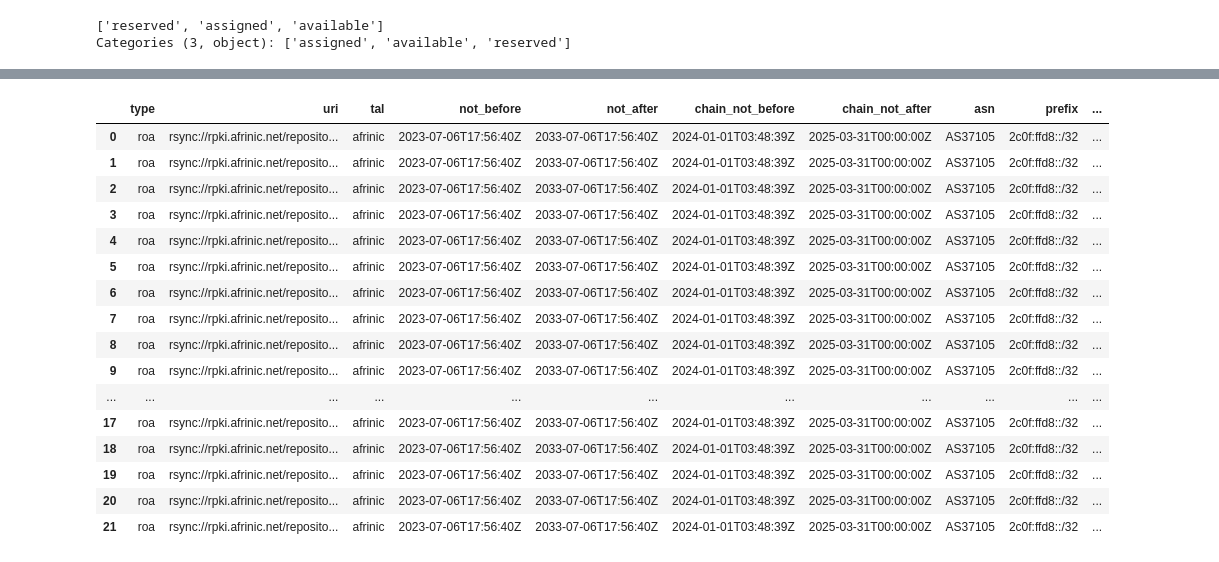
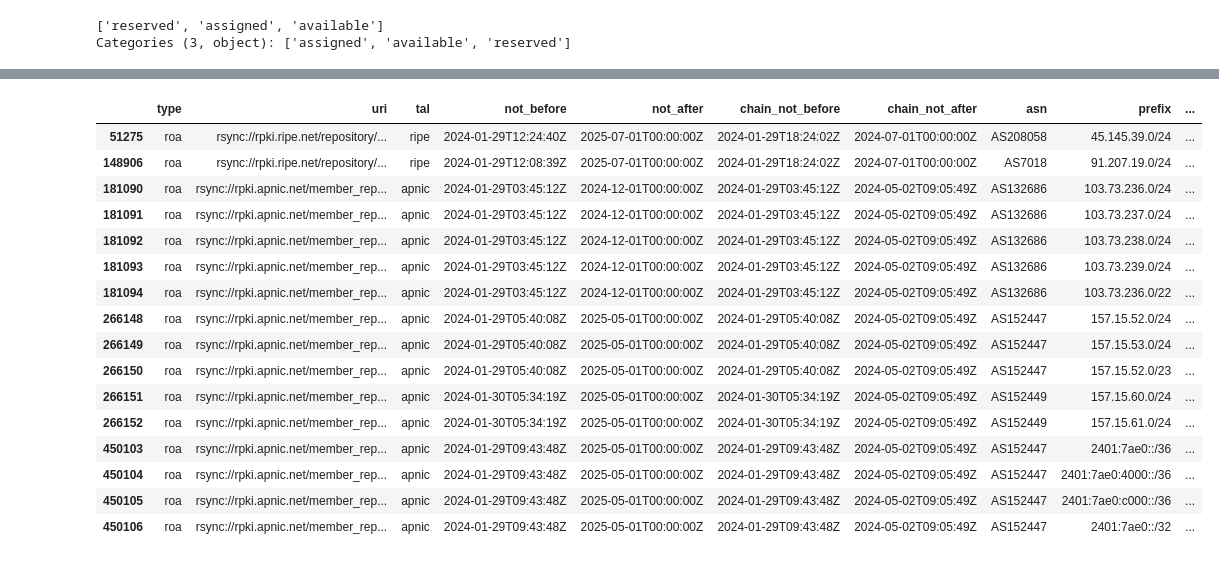
Before and after one commit to ties/rpki-analysis, a Jupyter notebook: workbooks/objects_per_ca_analysis.ipynb, the cells around one changed output, grey strips where cells are left out. Saved outputs shown, nothing was run; the diff lists cells and outputs as text; code cells hidden in the pictures.

```diff
--- a/workbooks/objects_per_ca_analysis.ipynb
+++ b/workbooks/objects_per_ca_analysis.ipynb
@@ -72,25 +123,20 @@ df.loc[df.tal.str.replace("ripe", "ripencc") != df.rir, ['uri', 'tal', 'asn', 'p
 # %%
-home = Path(expanduser("~"))
-now = datetime.now()
-
-df[df.tal.str.replace("ripe", "ripencc") != df.rir].to_excel(home / f"Desktop/{now.strftime('%Y%m%d')}-results-results.xlsx")
+df[df.containing_rir.isnull()]
+# %% [output]
+|  | type | uri | tal | not_before | not_after | chain_not_before | chain_not_after | asn | prefix | ... |
+| 51275 | roa | rsync://rpki.ripe.net/repository/... | ripe | 2024-01-29T12:24:40Z | 2025-07-01T00:00:00Z | 2024-01-29T18:24:02Z | 2024-07-01T00:00:00Z | AS208058 | 45.145.39.0/24 | ... |
+| 148906 | roa | rsync://rpki.ripe.net/repository/... | ripe | 2024-01-29T12:08:39Z | 2025-07-01T00:00:00Z | 2024-01-29T18:24:02Z | 2024-07-01T00:00:00Z | AS7018 | 91.207.19.0/24 | ... |
+| 181090 | roa | rsync://rpki.apnic.net/member_rep... | apnic | 2024-01-29T03:45:12Z | 2024-12-01T00:00:00Z | 2024-01-29T03:45:12Z | 2024-05-02T09:05:49Z | AS132686 | 103.73.236.0/24 | ... |
+| 181091 | roa | rsync://rpki.apnic.net/member_rep... | apnic | 2024-01-29T03:45:12Z | 2024-12-01T00:00:00Z | 2024-01-29T03:45:12Z | 2024-05-02T09:05:49Z | AS132686 | 103.73.237.0/24 | ... |
+| 181092 | roa | rsync://rpki.apnic.net/member_rep... | apnic | 2024-01-29T03:45:12Z | 2024-12-01T00:00:00Z | 2024-01-29T03:45:12Z | 2024-05-02T09:05:49Z | AS132686 | 103.73.238.0/24 | ... |
+| 181093 | roa | rsync://rpki.apnic.net/member_rep... | apnic | 2024-01-29T03:45:12Z | 2024-12-01T00:00:00Z | 2024-01-29T03:45:12Z | 2024-05-02T09:05:49Z | AS132686 | 103.73.239.0/24 | ... |
+| 181094 | roa | rsync://rpki.apnic.net/member_rep... | apnic | 2024-01-29T03:45:12Z | 2024-12-01T00:00:00Z | 2024-01-29T03:45:12Z | 2024-05-02T09:05:49Z | AS132686 | 103.73.236.0/22 | ... |
+| 266148 | roa | rsync://rpki.apnic.net/member_rep... | apnic | 2024-01-29T05:40:08Z | 2025-05-01T00:00:00Z | 2024-01-29T05:40:08Z | 2024-05-02T09:05:49Z | AS152447 | 157.15.52.0/24 | ... |
+| 266149 | roa | rsync://rpki.apnic.net/member_rep... | apnic | 2024-01-29T05:40:08Z | 2025-05-01T00:00:00Z | 2024-01-29T05:40:08Z | 2024-05-02T09:05:49Z | AS152447 | 157.15.53.0/24 | ... |
+| 266150 | roa | rsync://rpki.apnic.net/member_rep... | apnic | 2024-01-29T05:40:08Z | 2025-05-01T00:00:00Z | 2024-01-29T05:40:08Z | 2024-05-02T09:05:49Z | AS152447 | 157.15.52.0/23 | ... |
+| 266151 | roa | rsync://rpki.apnic.net/member_rep... | apnic | 2024-01-30T05:34:19Z | 2025-05-01T00:00:00Z | 2024-01-30T05:34:19Z | 2024-05-02T09:05:49Z | AS152449 | 157.15.60.0/24 | ... |
+| 266152 | roa | rsync://rpki.apnic.net/member_rep... | apnic | 2024-01-30T05:34:19Z | 2025-05-01T00:00:00Z | 2024-01-30T05:34:19Z | 2024-05-02T09:05:49Z | AS152449 | 157.15.61.0/24 | ... |
+| 450103 | roa | rsync://rpki.apnic.net/member_rep... | apnic | 2024-01-29T09:43:48Z | 2025-05-01T00:00:00Z | 2024-01-29T09:43:48Z | 2024-05-02T09:05:49Z | AS152447 | 2401:7ae0::/36 | ... |
+| 450104 | roa | rsync://rpki.apnic.net/member_rep... | apnic | 2024-01-29T09:43:48Z | 2025-05-01T00:00:00Z | 2024-01-29T09:43:48Z | 2024-05-02T09:05:49Z | AS152447 | 2401:7ae0:4000::/36 | ... |
+| 450105 | roa | rsync://rpki.apnic.net/member_rep... | apnic | 2024-01-29T09:43:48Z | 2025-05-01T00:00:00Z | 2024-01-29T09:43:48Z | 2024-05-02T09:05:49Z | AS152447 | 2401:7ae0:c000::/36 | ... |
+| 450106 | roa | rsync://rpki.apnic.net/member_rep... | apnic | 2024-01-29T09:43:48Z | 2025-05-01T00:00:00Z | 2024-01-29T09:43:48Z | 2024-05-02T09:05:49Z | AS152447 | 2401:7ae0::/32 | ... |
-# %%
-df_unmatched
-# %% [output]
-|  | type | uri | tal | not_before | not_after | chain_not_before | chain_not_after | asn | prefix | ... |
-| 0 | roa | rsync://rpki.afrinic.net/reposito... | afrinic | 2023-07-06T17:56:40Z | 2033-07-06T17:56:40Z | 2024-01-01T03:48:39Z | 2025-03-31T00:00:00Z | AS37105 | 2c0f:ffd8::/32 | ... |
-| 1 | roa | rsync://rpki.afrinic.net/reposito... | afrinic | 2023-07-06T17:56:40Z | 2033-07-06T17:56:40Z | 2024-01-01T03:48:39Z | 2025-03-31T00:00:00Z | AS37105 | 2c0f:ffd8::/32 | ... |
-| 2 | roa | rsync://rpki.afrinic.net/reposito... | afrinic | 2023-07-06T17:56:40Z | 2033-07-06T17:56:40Z | 2024-01-01T03:48:39Z | 2025-03-31T00:00:00Z | AS37105 | 2c0f:ffd8::/32 | ... |
-| 3 | roa | rsync://rpki.afrinic.net/reposito... | afrinic | 2023-07-06T17:56:40Z | 2033-07-06T17:56:40Z | 2024-01-01T03:48:39Z | 2025-03-31T00:00:00Z | AS37105 | 2c0f:ffd8::/32 | ... |
-| 4 | roa | rsync://rpki.afrinic.net/reposito... | afrinic | 2023-07-06T17:56:40Z | 2033-07-06T17:56:40Z | 2024-01-01T03:48:39Z | 2025-03-31T00:00:00Z | AS37105 | 2c0f:ffd8::/32 | ... |
-| 5 | roa | rsync://rpki.afrinic.net/reposito... | afrinic | 2023-07-06T17:56:40Z | 2033-07-06T17:56:40Z | 2024-01-01T03:48:39Z | 2025-03-31T00:00:00Z | AS37105 | 2c0f:ffd8::/32 | ... |
-| 6 | roa | rsync://rpki.afrinic.net/reposito... | afrinic | 2023-07-06T17:56:40Z | 2033-07-06T17:56:40Z | 2024-01-01T03:48:39Z | 2025-03-31T00:00:00Z | AS37105 | 2c0f:ffd8::/32 | ... |
-| 7 | roa | rsync://rpki.afrinic.net/reposito... | afrinic | 2023-07-06T17:56:40Z | 2033-07-06T17:56:40Z | 2024-01-01T03:48:39Z | 2025-03-31T00:00:00Z | AS37105 | 2c0f:ffd8::/32 | ... |
-| 8 | roa | rsync://rpki.afrinic.net/reposito... | afrinic | 2023-07-06T17:56:40Z | 2033-07-06T17:56:40Z | 2024-01-01T03:48:39Z | 2025-03-31T00:00:00Z | AS37105 | 2c0f:ffd8::/32 | ... |
-| 9 | roa | rsync://rpki.afrinic.net/reposito... | afrinic | 2023-07-06T17:56:40Z | 2033-07-06T17:56:40Z | 2024-01-01T03:48:39Z | 2025-03-31T00:00:00Z | AS37105 | 2c0f:ffd8::/32 | ... |
-| ... | ... | ... | ... | ... | ... | ... | ... | ... | ... | ... |
-| 17 | roa | rsync://rpki.afrinic.net/reposito... | afrinic | 2023-07-06T17:56:40Z | 2033-07-06T17:56:40Z | 2024-01-01T03:48:39Z | 2025-03-31T00:00:00Z | AS37105 | 2c0f:ffd8::/32 | ... |
-| 18 | roa | rsync://rpki.afrinic.net/reposito... | afrinic | 2023-07-06T17:56:40Z | 2033-07-06T17:56:40Z | 2024-01-01T03:48:39Z | 2025-03-31T00:00:00Z | AS37105 | 2c0f:ffd8::/32 | ... |
-| 19 | roa | rsync://rpki.afrinic.net/reposito... | afrinic | 2023-07-06T17:56:40Z | 2033-07-06T17:56:40Z | 2024-01-01T03:48:39Z | 2025-03-31T00:00:00Z | AS37105 | 2c0f:ffd8::/32 | ... |
-| 20 | roa | rsync://rpki.afrinic.net/reposito... | afrinic | 2023-07-06T17:56:40Z | 2033-07-06T17:56:40Z | 2024-01-01T03:48:39Z | 2025-03-31T00:00:00Z | AS37105 | 2c0f:ffd8::/32 | ... |
-| 21 | roa | rsync://rpki.afrinic.net/reposito... | afrinic | 2023-07-06T17:56:40Z | 2033-07-06T17:56:40Z | 2024-01-01T03:48:39Z | 2025-03-31T00:00:00Z | AS37105 | 2c0f:ffd8::/32 | ... |
```
Also changed, not shown: parts of 33 cells of this notebook, 3 other files.
